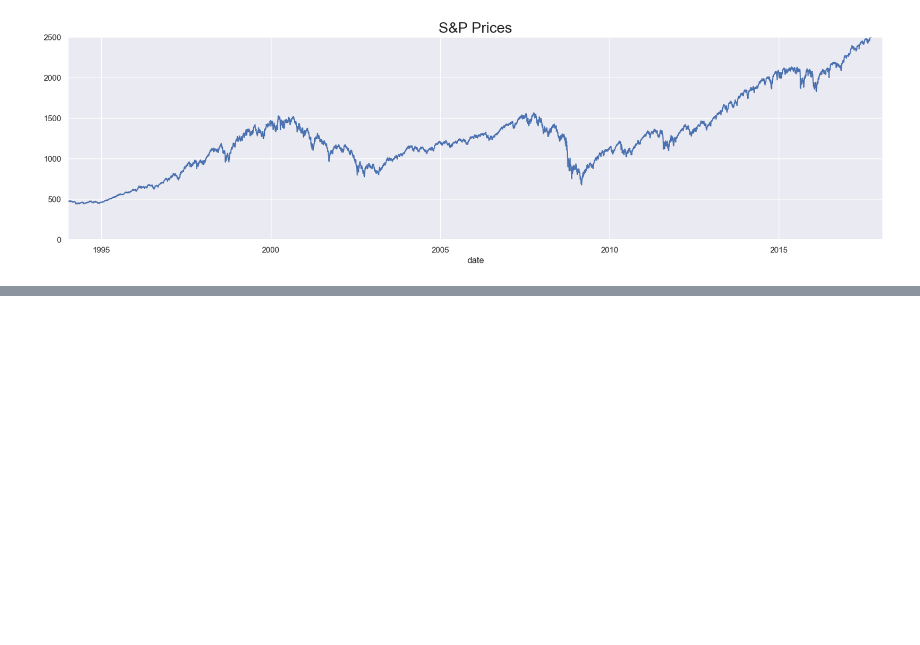
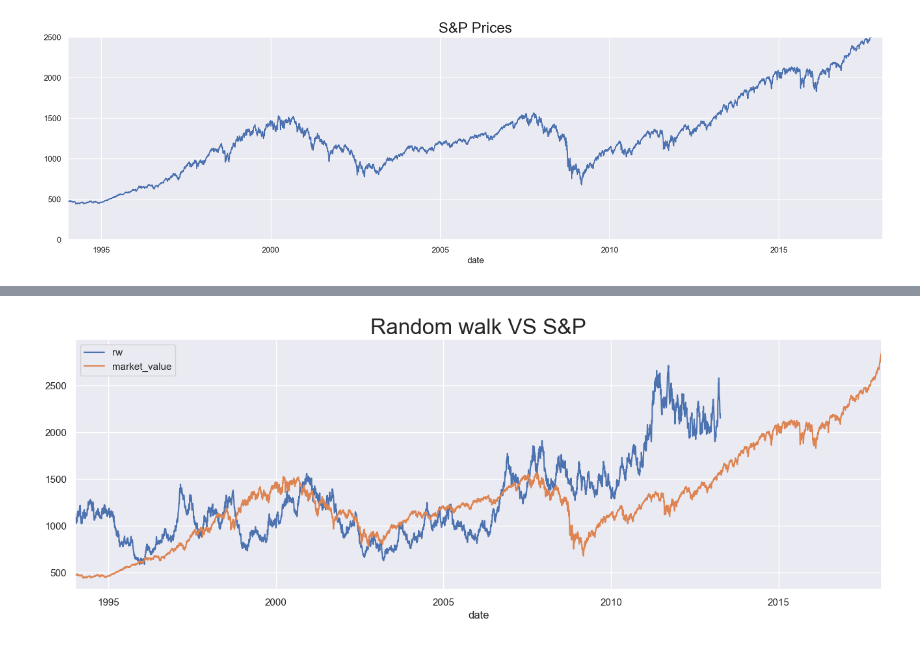
Before and after one commit to Moisebea/Time_series, a Jupyter notebook: Course_code.ipynb, the cells around one changed output, grey strips where cells are left out. Drawn from its saved outputs; the diff is of its cells as text; code cells hidden in the pictures; blank space fills up the shorter version.

```diff
--- a/Course_code.ipynb
+++ b/Course_code.ipynb
@@ -189,3 +189,8 @@ plt.ylim(0,2500)
 plt.show()
 # %% [output]
 [figure]
+# %%
+rw =pd.read_csv('RandWalk.csv')
+rw.date =pd.to_datetime(rw.date,dayfirst=True)
+rw.set_index('date',inplace=True)
+rw =rw.asfreq('b')
@@ -191,0 +209,2 @@ plt.show()
+# %%
+df_comp['rw'] =rw
@@ -191,0 +221,8 @@ plt.show()
+# %%
+df_comp.rw.plot(figsize=(16,5))
+df_comp.market_value.plot()
+plt.title('Random walk VS S&P',size=24)
+plt.legend()
+plt.show()
+# %% [output]
+[figure, added]
```
Also changed, not shown: parts of 91 cells of this notebook.
